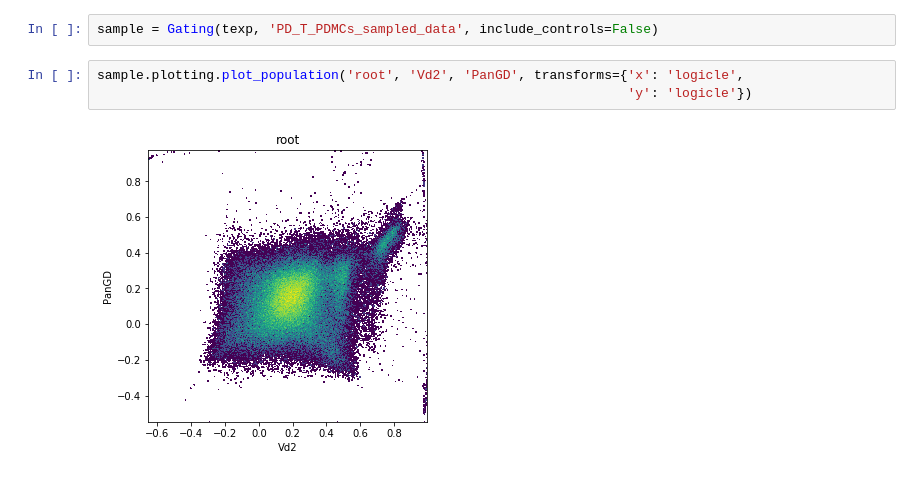
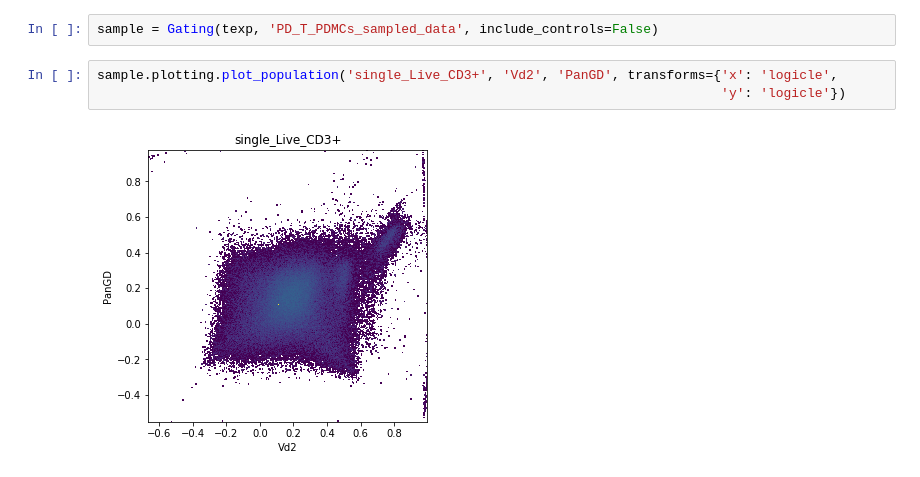
Before and after one commit to burtonrj/CytoPy, a Jupyter notebook: Notebooks/PD/3_Classification.ipynb, the cells around one changed output. Cells and saved outputs as stored; diff of their text form.

```diff
--- a/Notebooks/PD/3_Classification.ipynb
+++ b/Notebooks/PD/3_Classification.ipynb
@@ -49,7 +50,7 @@ We have a sampled dataset, a concatination of the 43 PDMC samples. I will now la
 # %%
 sample = Gating(texp, 'PD_T_PDMCs_sampled_data', include_controls=False)
 # %%
-sample.plotting.plot_population('root', 'Vd2', 'PanGD', transforms={'x': 'logicle',
-                                                                    'y': 'logicle'})
+sample.plotting.plot_population('single_Live_CD3+', 'Vd2', 'PanGD', transforms={'x': 'logicle',
+                                                                                'y': 'logicle'})
 # %% [output]
-[figure, old version]
+[figure, new version]
```
Also changed, not shown: parts of 12 cells of this notebook, 5 other files.
